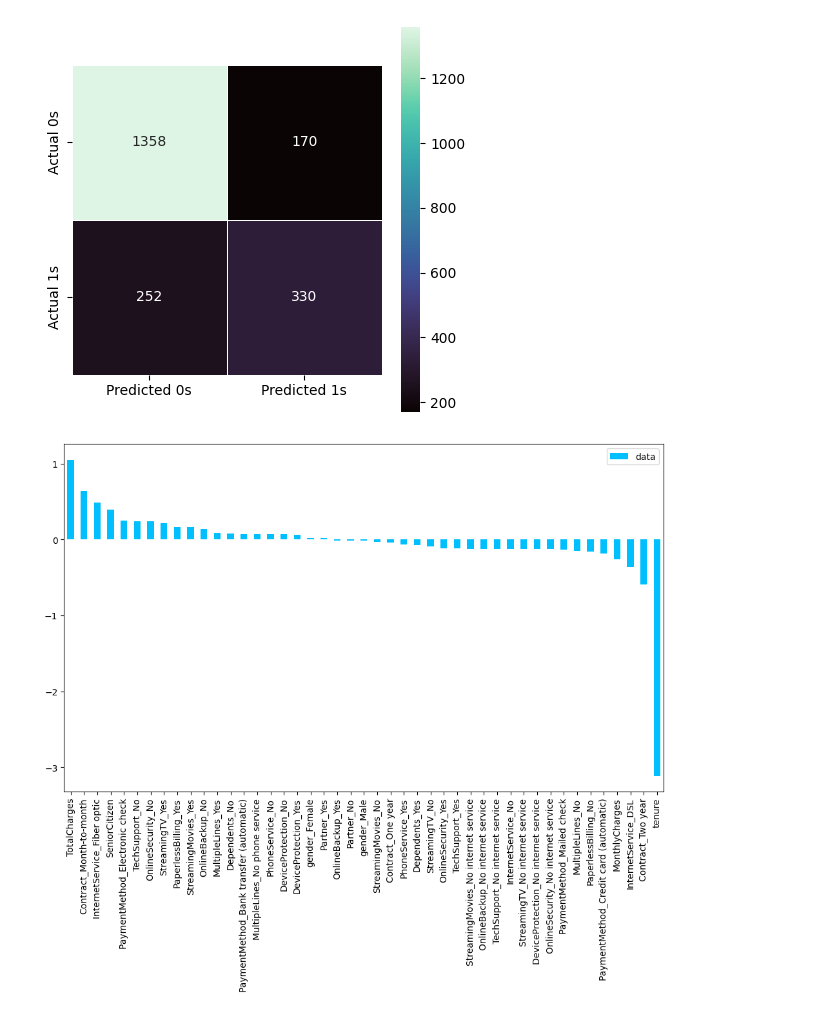
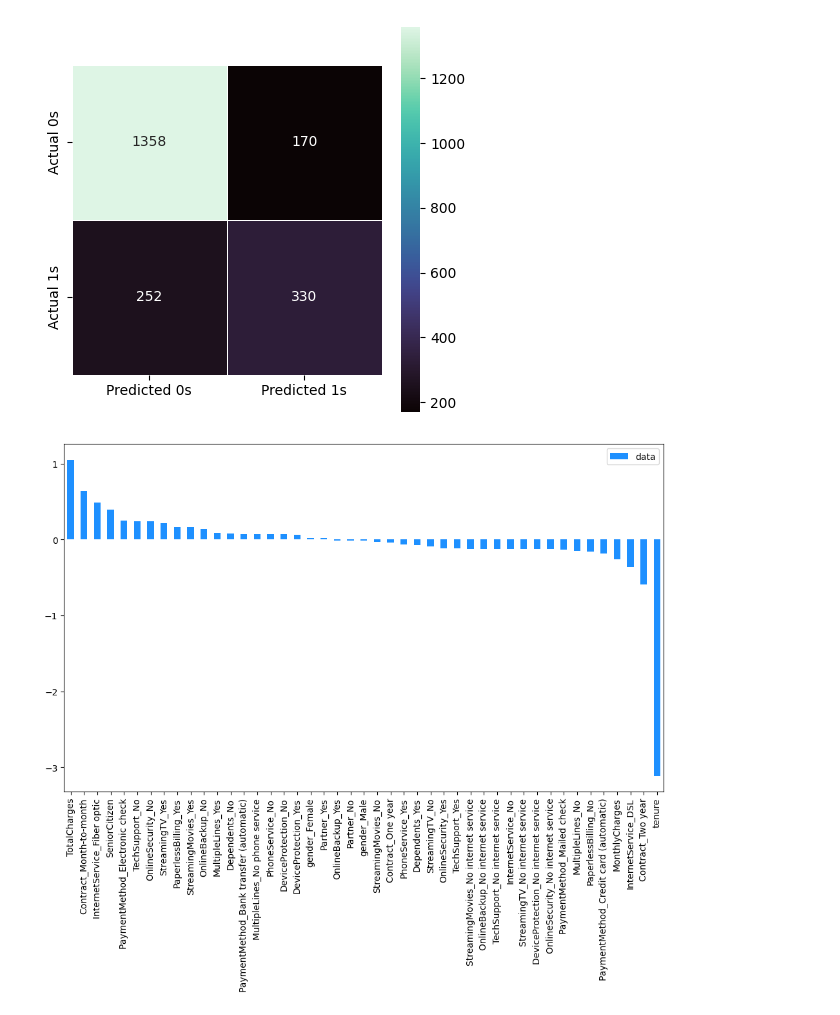
Before and after one commit to HarshTanwar001/Churn-Analysis, a Jupyter notebook: Churn_Analysis.ipynb, the cells around one changed output. Saved outputs shown, nothing was run; the diff lists cells and outputs as text; code cells hidden in the pictures.

```diff
--- a/Churn_Analysis.ipynb
+++ b/Churn_Analysis.ipynb
@@ -548,11 +547,11 @@ sns.heatmap(cm, annot=True, fmt='g', square=True, linewidth=0.5, xticklabels=x_l
 # %%
 data = pd.DataFrame(lr.coef_[0], index=x.columns, columns=['data']).sort_values('data', ascending=False)
 
 fig, ax = plt.subplots(figsize=(12, 7))
-data.plot(kind='bar', color="deepskyblue", ax=ax)
+data.plot(kind='bar', color="dodgerblue", ax=ax)
 plt.show()
 # %% [output]
-[figure, old version]
+[figure, new version]
 # %% [markdown]
 Some conclusions that can be drawn are:
 
```
Also changed, not shown: parts of 12 cells of this notebook.
